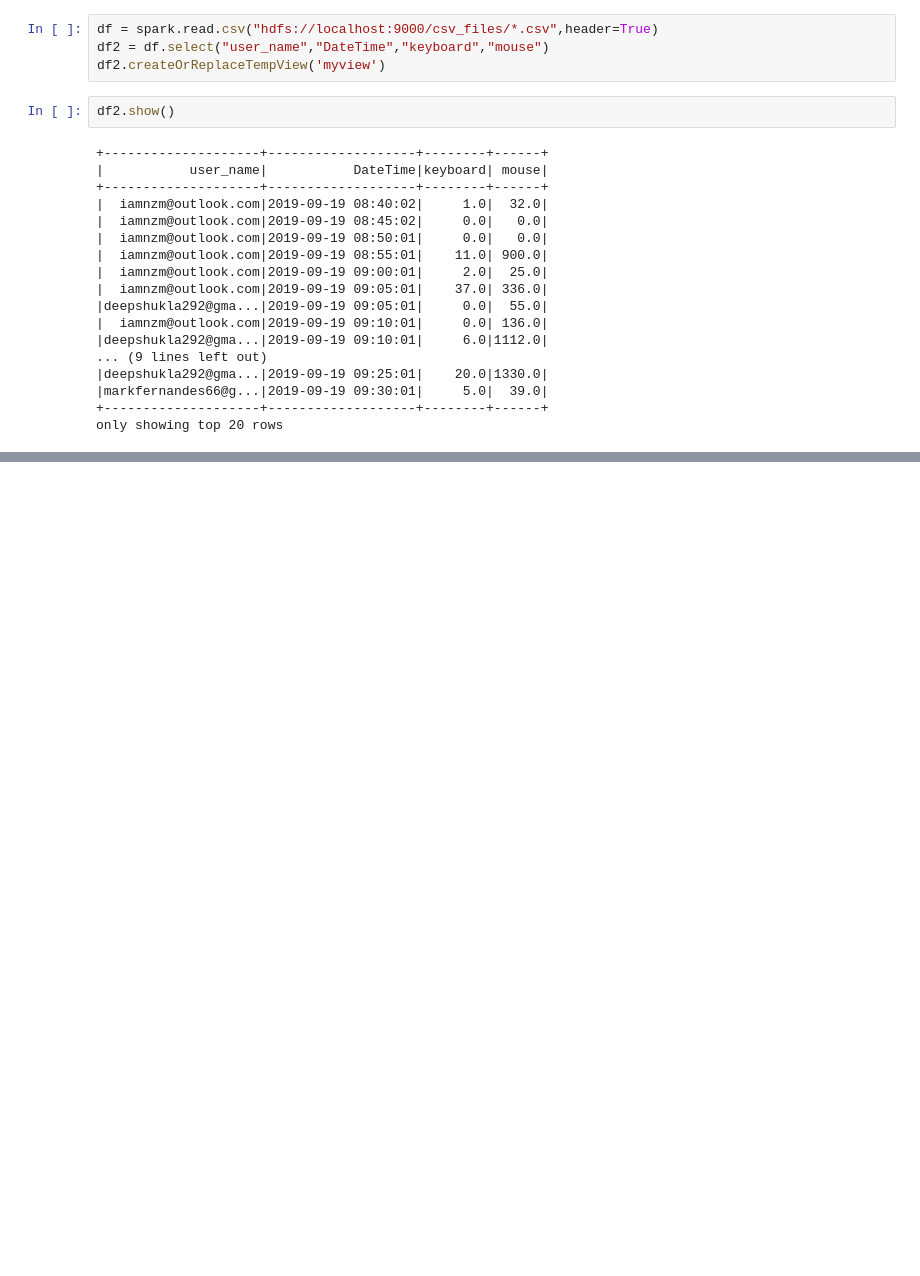
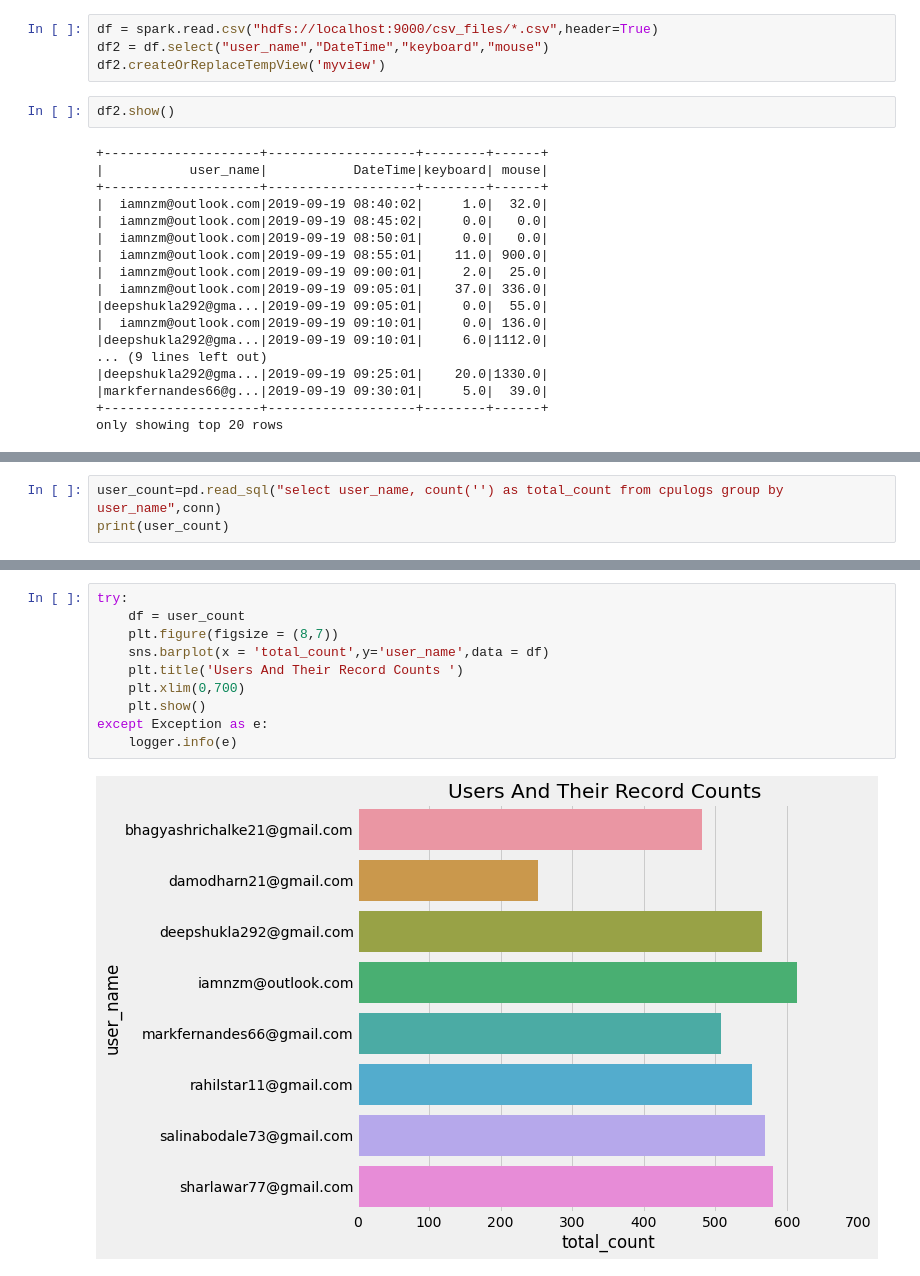
Before and after one commit to Ranjithgc/Apache_Hive, a Jupyter notebook: spark_hive_integration/cpulogto_hive.ipynb, the cells around one changed output, grey strips where cells are left out. Saved outputs shown, nothing was run; the diff lists cells and outputs as text; blank space fills up the shorter version.

```diff
--- a/spark_hive_integration/cpulogto_hive.ipynb
+++ b/spark_hive_integration/cpulogto_hive.ipynb
@@ -66,0 +183,3 @@ only showing top 20 rows
+# %%
+user_count=pd.read_sql("select user_name, count('') as total_count from cpulogs group by user_name",conn)
+print(user_count)
@@ -66,0 +196,12 @@ only showing top 20 rows
+# %%
+try:
+    df = user_count
+    plt.figure(figsize = (8,7))
+    sns.barplot(x = 'total_count',y='user_name',data = df)
+    plt.title('Users And Their Record Counts ')
+    plt.xlim(0,700)
+    plt.show()
+except Exception as e:
+    logger.info(e)
+# %% [output]
+[figure, added]
```
Also changed, not shown: parts of 25 cells of this notebook, 1 other file.
